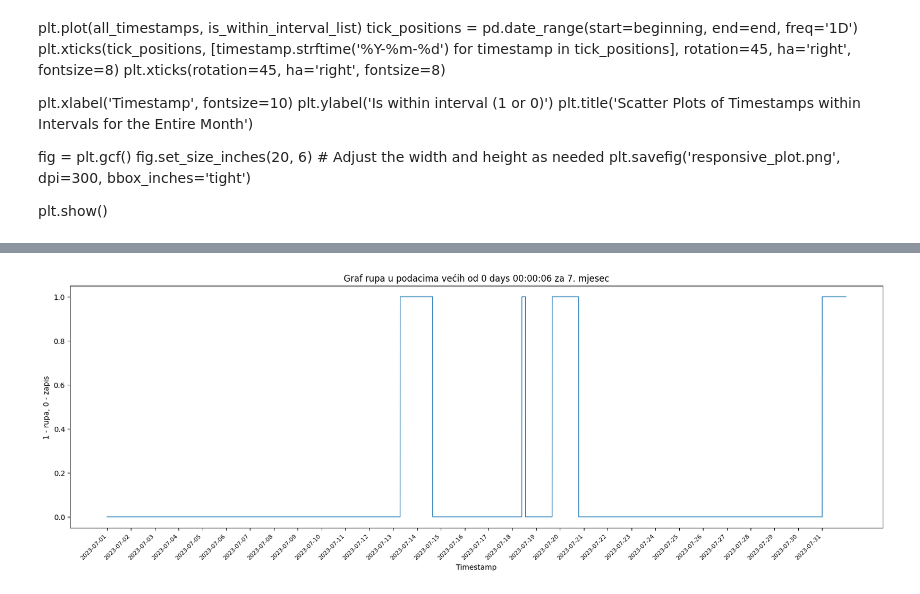
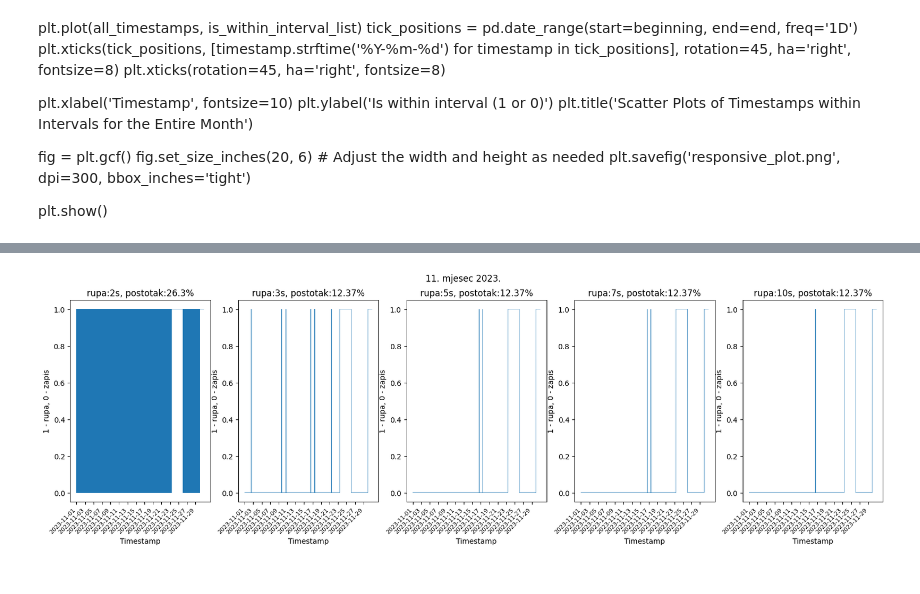
Before and after one commit to mateacvetkovic/Zavrsni-rad, a Jupyter notebook: obrada i graf rupa.ipynb, the cells around one changed output, grey strips where cells are left out. Saved outputs shown, nothing was run; the diff lists cells and outputs as text; code cells hidden in the pictures.

Commit message:
grafovi sa subplotovima

```diff
--- a/obrada i graf rupa.ipynb
+++ b/obrada i graf rupa.ipynb
@@ -68,7 +74,8 @@ def obrada(month, year, step):
         print("nema rupa")
         return result
     #formiranje tablice u obliku start - end - duration
-    final_result = make_table(result, beginning)
+    final_result = make_table(result, beginning,step)
+    print(final_result)
     return final_result
 # %% [markdown]
 end=pd.to_datetime("2022-{}-01 23:59:59".format(month+1))-pd.Timedelta(days=1)
@@ -122,23 +144,35 @@ def create_graph(all_timestamps, beginning, end, month, interval_list):
     return
 # %%
-def make_graph(month,year, step):
-    df=obrada(month,year,step)
+def make_graph(month,year, steps, save):
     print("{}. mjesec".format(month))
     end, beginning = get_limits(month, year)
     #generiranje svih 'trenutaka' u mjesecu kad bi podaci trebali biti upisani
-    all_timestamps = generate_all_timestamps(beginning, end, '30S')
-    #true za trenutke koji su u rupi, false za one koji nisu
-
-    interval_list = check_holes(all_timestamps, df)
-    percentage = interval_list.count(True)/len(interval_list)*100
-    print("Postotak rupa: {} %".format(round(percentage,2)))
-    #stvaranje grafa
-    create_graph(all_timestamps, beginning, end, month, interval_list)
-    #plt.show()
+    all_timestamps = generate_all_timestamps(beginning, end, '3S')
+    #stvaranje novog prozora za novi mjesec
+    fig, ax = plt.subplots(nrows=1, ncols=len(steps), figsize=(20, 5))
+    fig.suptitle("{}. mjesec {}.".format(month,year))
+    k=0
+    for step in steps:
+        df=obrada(month,year,step)
+        #true za trenutke koji su u rupi, false za one koji nisu
+        interval_list = check_holes_better(all_timestamps, df)
+        percentage = interval_list.count(True)/len(interval_list)*100
+        print("Postotak rupa: {} %, rupa: {}".format(round(percentage,2),step))
+        #stvaranje grafa
+        if len(steps)==1:
+            create_graph(ax, all_timestamps, beginning, end, month, interval_list, step, percentage)
+        else:
+            create_graph(ax[k], all_timestamps, beginning, end, month, interval_list, step, percentage)
+        k+=1
+    #plt.title("{}. mjesec".format(month))
+    if save:
+        plt.savefig("{}_{}_graph.png".format(month,year), dpi=600, bbox_inches='tight')
+    plt.show()
     return
 # %%
-step=pd.to_timedelta('00:00:06')
-make_graph(7,2023,step)
+steps=[pd.to_timedelta('00:00:02'),pd.to_timedelta('00:00:03'),pd.to_timedelta('00:00:05'),pd.to_timedelta('00:00:07'),pd.to_timedelta('00:00:10')]
+
+make_graph(11,2023,steps, True)
 #for i in range(4,12):
  #  make_graph(i, step)
 # %% [output]
@@ -156 +196 @@ Postotak rupa: 11.71 %
-[figure, old version]
+[figure, new version]
```
Also changed, not shown: parts of 8 cells of this notebook, 19 other files.
